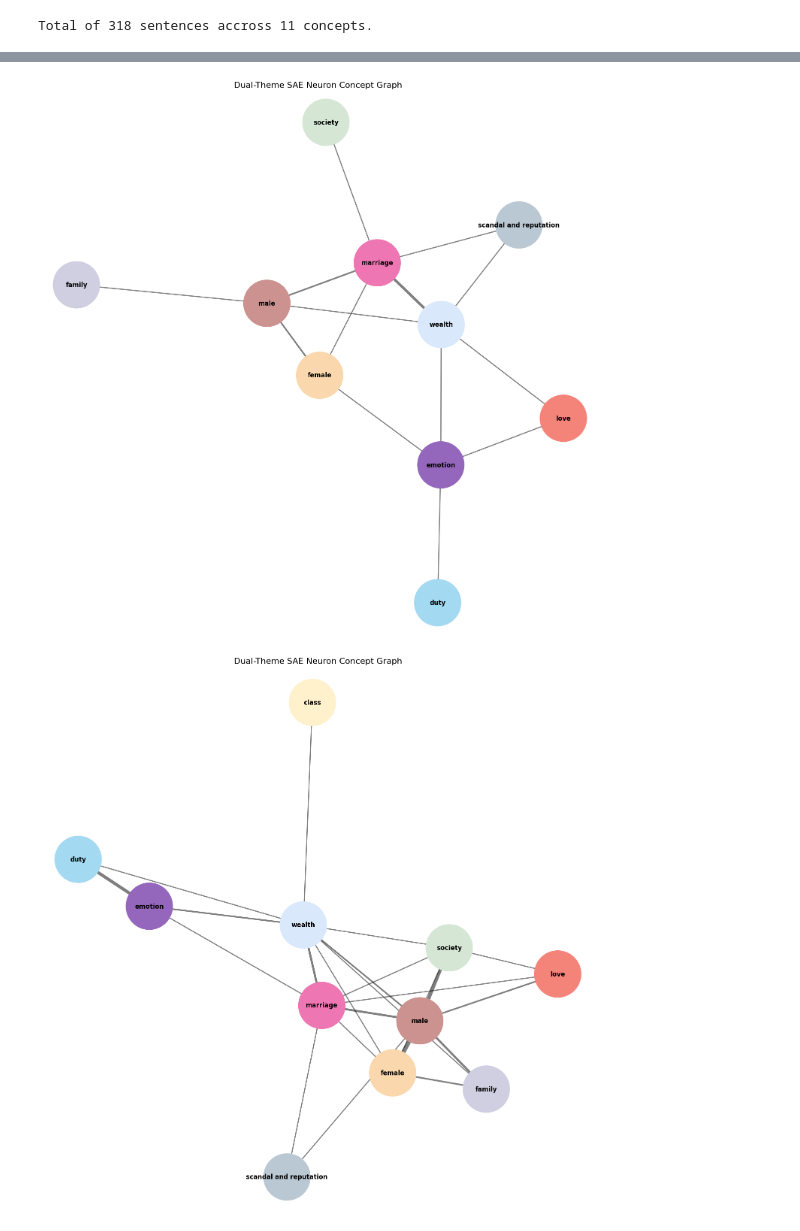
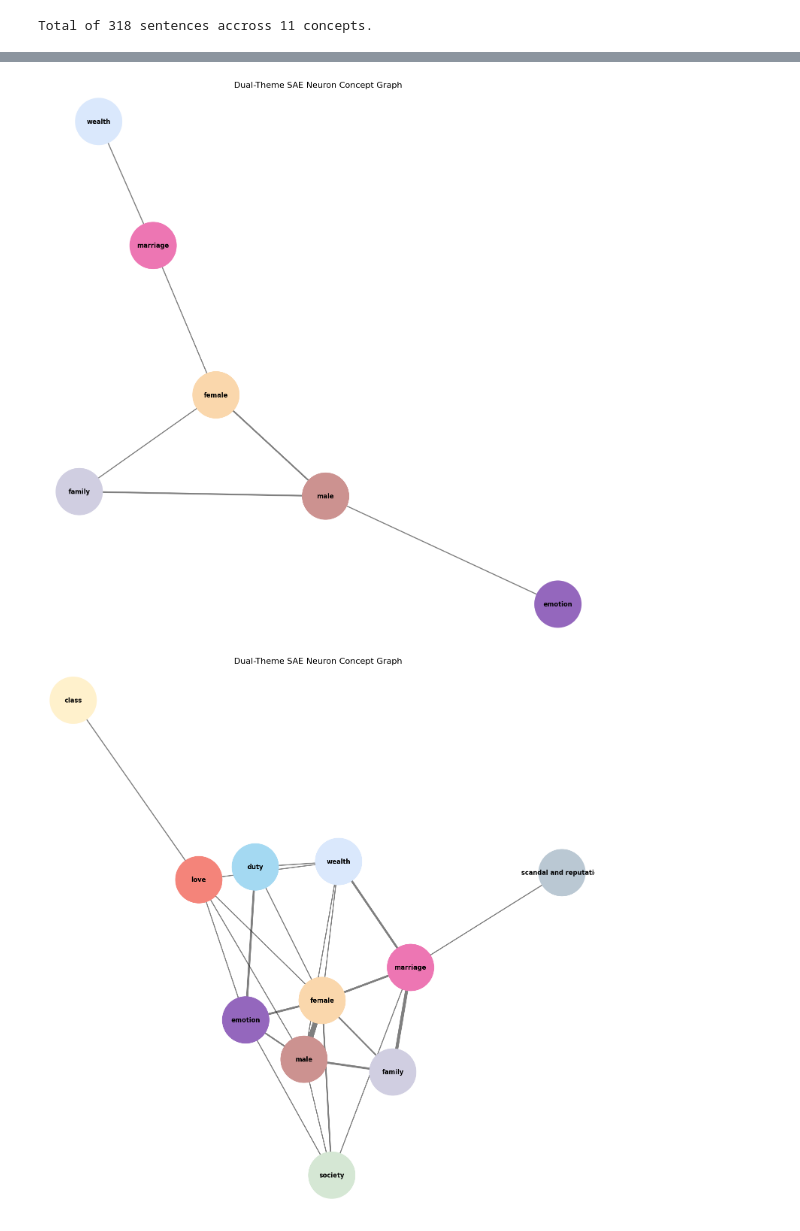
Before and after one commit to iug-htw/GPTAndPrejudice, a Jupyter notebook: SAE_probing.ipynb, the cells around one changed output, grey strips where cells are left out. Saved outputs shown, nothing was run; the diff lists cells and outputs as text; code cells hidden in the pictures.

```diff
--- a/SAE_probing.ipynb
+++ b/SAE_probing.ipynb
@@ -595,14 +665,14 @@ def plot_dual_theme_graph(data):
 # %%
-with open("neuron_theme_mapping_l6.json", "r") as f:
+with open("neuron_theme_mapping_l4.json", "r") as f:
     data = json.load(f)
 
 plot_dual_theme_graph(data)
 # %% [output]
-[figure, old version]
+[figure, new version]
 # %%
-with open("neuron_theme_mapping_l12.json", "r") as f:
+with open("neuron_theme_mapping_l8.json", "r") as f:
     data = json.load(f)
 
 plot_dual_theme_graph(data)
 # %% [output]
-[figure, old version]
+[figure, new version]
```
Also changed, not shown: parts of 16 cells of this notebook, 53 other files.
